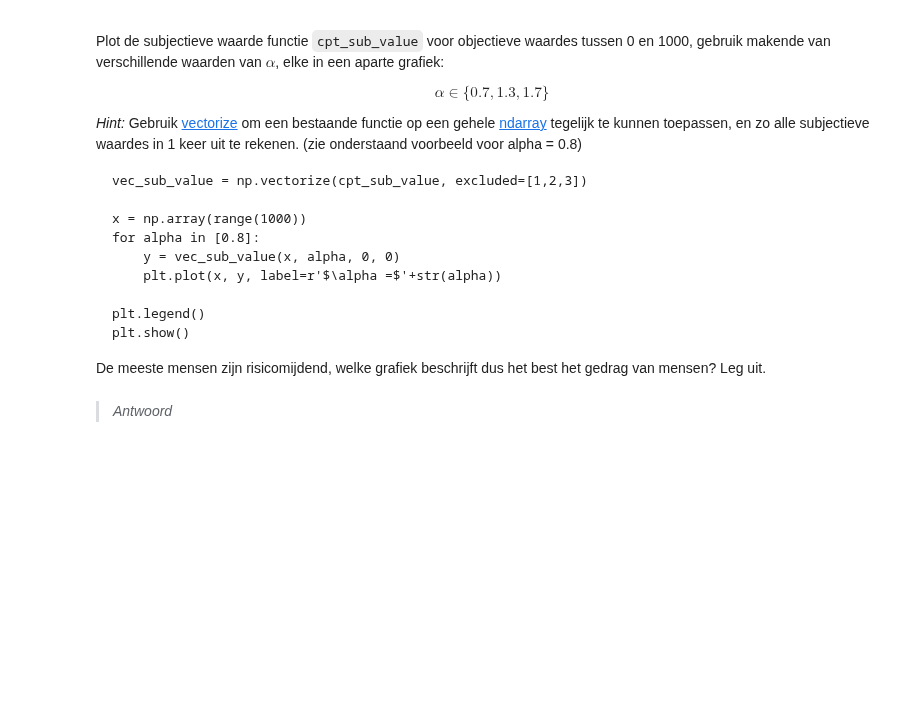
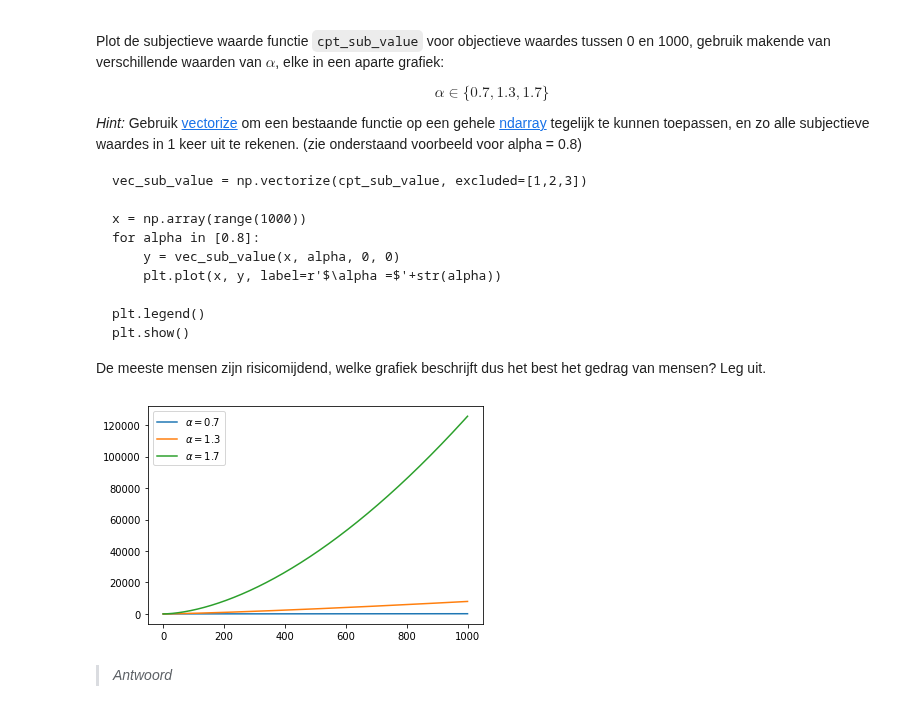
Before and after one commit to Tim-pijnacker/CGM, a Jupyter notebook: Assignment_4/Assignment_4a.ipynb, the cells around one changed output. Drawn from its saved outputs; the diff is of its cells as text; code cells hidden in the pictures; blank space fills up the shorter version.

```diff
--- a/Assignment_4/Assignment_4a.ipynb
+++ b/Assignment_4/Assignment_4a.ipynb
@@ -145,19 +145,3 @@ Prospect theory, ook wel cumulative prospect theory (CPT), is een theorie die be
 ### Q3.a (9 pts)
 
 Schrijf voor elke van deze 4 functies een functie in Python. Geef bij elke functie aan welke vrije variabelen deze heeft en wat die betekenen.
-# %%
-def cpt_sub_value():
-    # TO DO
-    return
-
-def cpt_prob_weight():
-    # TO DO
-    return
-
-def cpt_ev():
-    # TO DO
-    return
-
-def cpt_choice():
-    # TO DO
-    return
@@ -165,0 +148,14 @@ def cpt_choice():
+# %%
+def cpt_sub_value(x, alpha, beta, lab):
+    if x >= 0:
+        return np.power(x,alpha)
+    return -lab*np.power(-x,beta)
+
+def cpt_prob_weight(p, gamma):
+    return np.power(p, gamma) / np.power(np.power(p, gamma) + np.power(1-p, gamma), 1/gamma)
+
+def cpt_ev(p, x):
+    return p * x
+
+def cpt_choice(Ux, Uy, theta):
+    return 1 / (1 + np.exp(-theta*(Ux - Uy)))
@@ -190,3 +193,15 @@ De meeste mensen zijn risicomijdend, welke grafiek beschrijft dus het best het g
+# %%
+vec_sub_value = np.vectorize(cpt_sub_value, excluded=[1,2,3])
+
+x = np.array(range(1000))
+for alpha in [0.7, 1.3, 1.7]:
+    y = vec_sub_value(x, alpha, 0, 0)
+    plt.plot(x, y, label=r'$\alpha =$'+str(alpha))
+
+plt.legend()
+plt.show()
+# %% [output]
+[figure, added]
 # %% [markdown]
 > *Antwoord*
 # %% [markdown]
```
Also changed, not shown: parts of 5 cells of this notebook.
